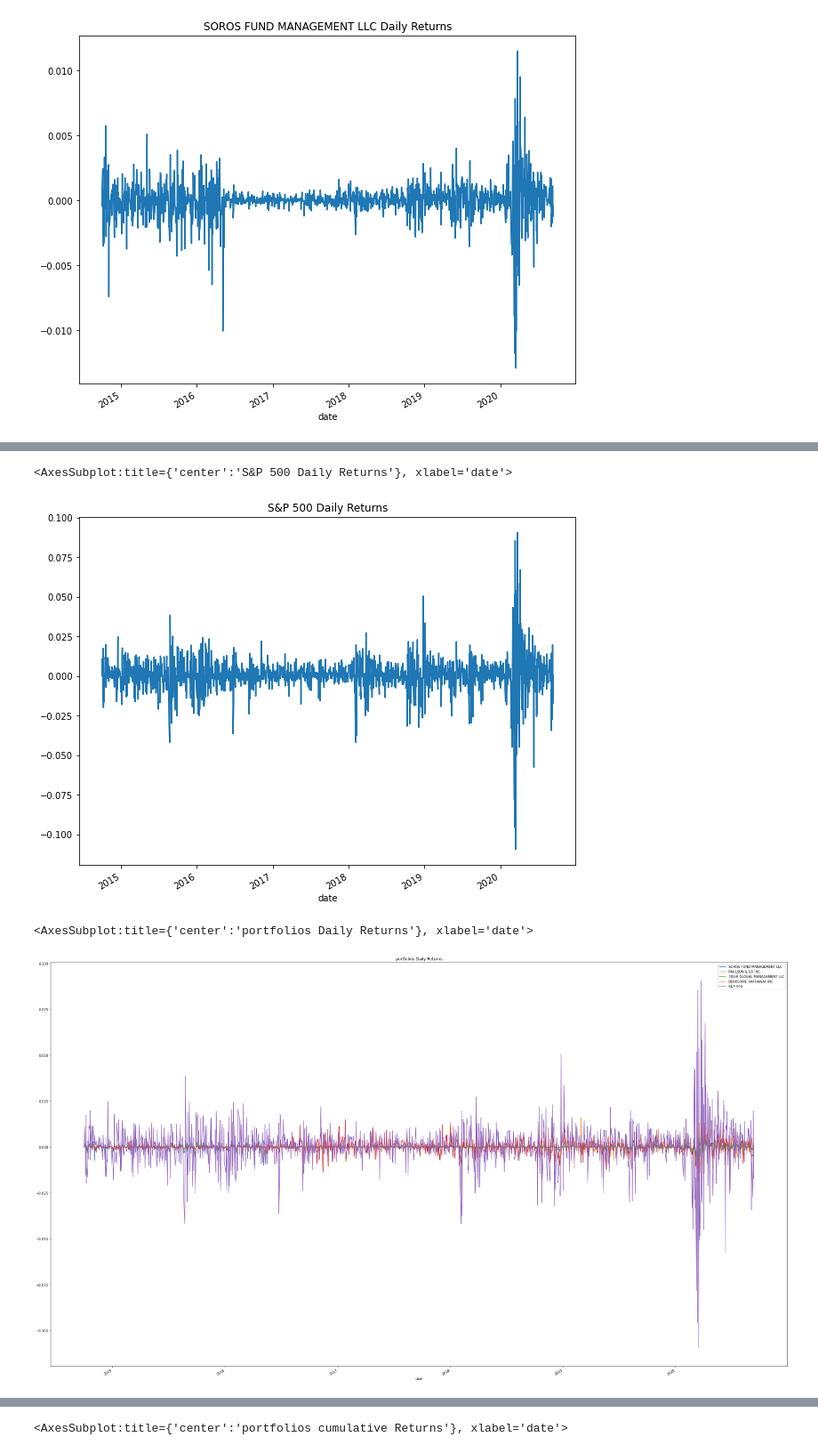
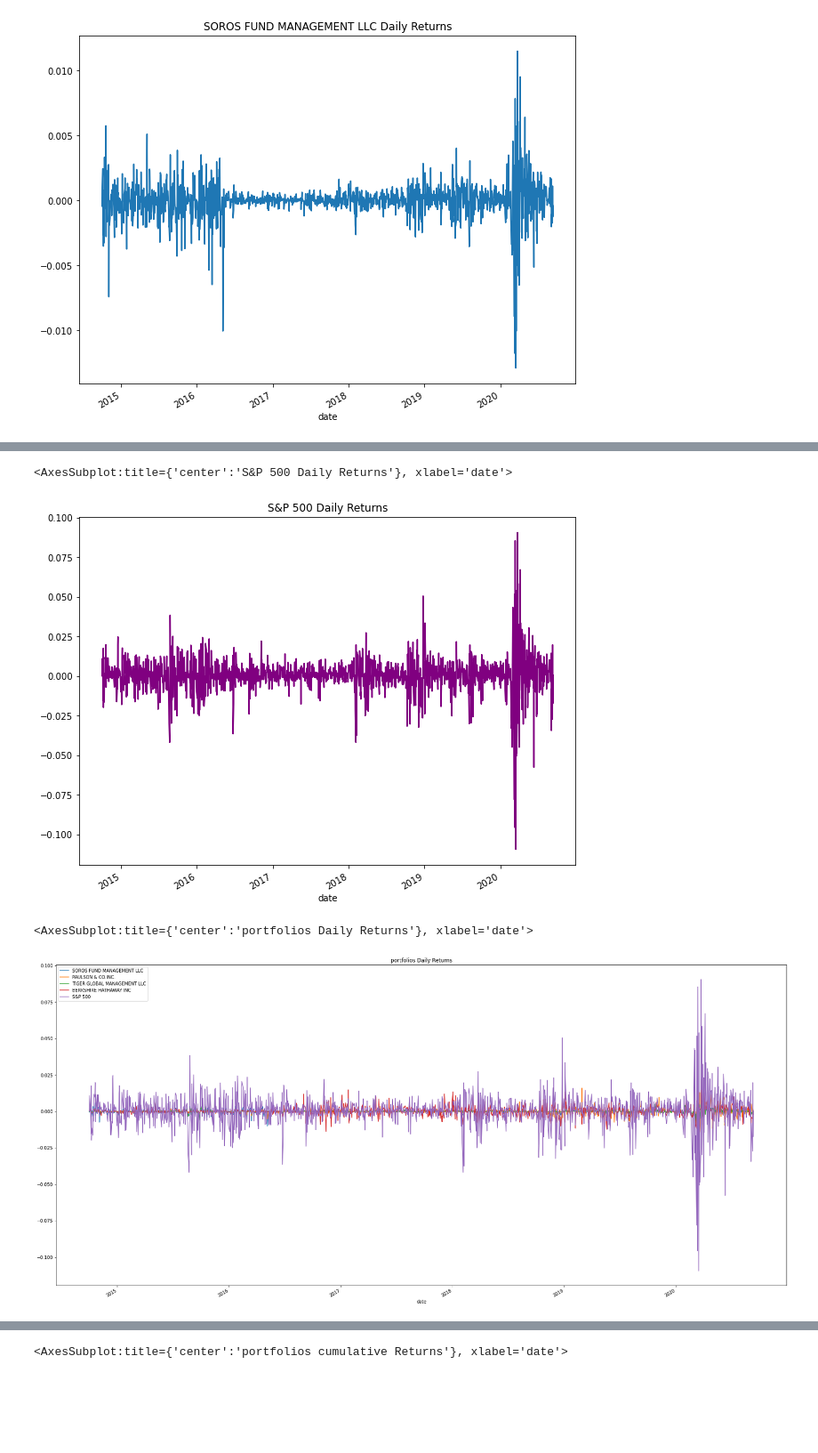
Before and after one commit to codan81/Risk-Return-Analysis-4-Investments, a Jupyter notebook: risk_return_analysis.ipynb, the cells around one changed output, grey strips where cells are left out. Shown at 89% size. Cells and saved outputs as stored; diff of their text form; code cells hidden in the pictures; blank space fills up the shorter version.

Commit message:
color coded Quantitative analysis graphs

```diff
--- a/risk_return_analysis.ipynb
+++ b/risk_return_analysis.ipynb
@@ -167,13 +167,13 @@ daily_returns_df["BERKSHIRE HATHAWAY INC"].plot(figsize=(10, 8), title='BERKSHIR
 # %%
-daily_returns_df["S&P 500"].plot(figsize=(10, 8), title='S&P 500 Daily Returns')
+daily_returns_df["S&P 500"].plot(figsize=(10, 8), title='S&P 500 Daily Returns', color = "purple")
 # %% [output]
 <AxesSubplot:title={'center':'S&P 500 Daily Returns'}, xlabel='date'>
-[figure, old version]
+[figure, new version]
 # %%
-daily_returns_df.plot(figsize=(40, 25), title='portfolios Daily Returns')
+daily_returns_df.plot(figsize=(30, 15), title='portfolios Daily Returns')
 # %% [output]
 <AxesSubplot:title={'center':'portfolios Daily Returns'}, xlabel='date'>
-[figure, old version]
+[figure, new version]
 # %%
 # Calculate and plot the cumulative returns of the 4 fund portfolios and the S&P 500
 # Review the last 5 rows of the cumulative returns DataFrame
```
Also changed, not shown: parts of 3 cells of this notebook.
